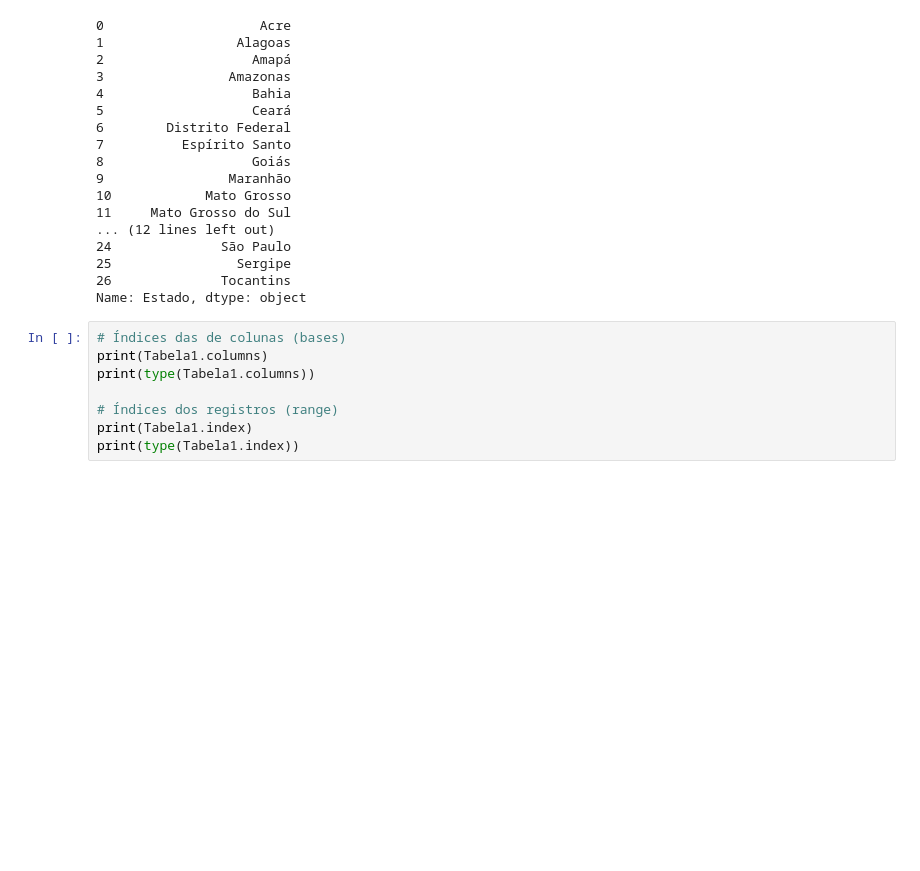
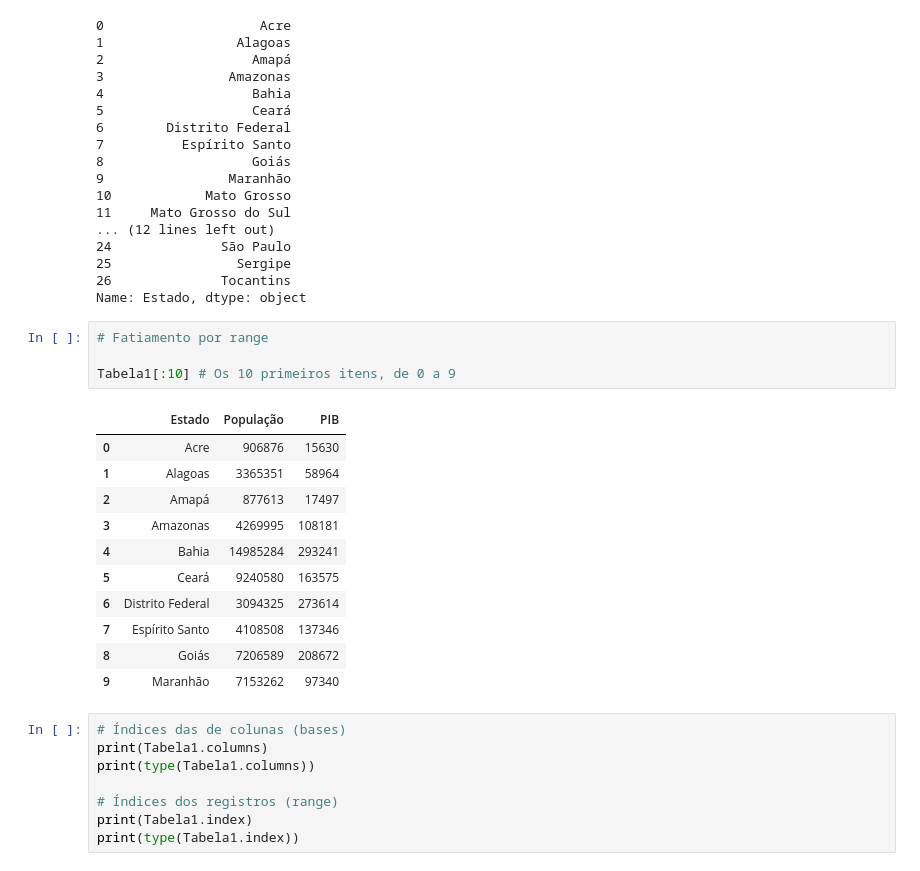
Before and after one commit to F-Neres/NotasPessoais, a Jupyter notebook: Notas/Pacotes/Pandas.ipynb, the cells around one changed output. Cells and saved outputs as stored; diff of their text form; blank space fills up the shorter version.

```diff
--- a/Notas/Pacotes/Pandas.ipynb
+++ b/Notas/Pacotes/Pandas.ipynb
@@ -606,6 +606,22 @@ Tabela1.Estado
 25                Sergipe
 26              Tocantins
 Name: Estado, dtype: object
+# %%
+# Fatiamento por range
+
+Tabela1[:10] # Os 10 primeiros itens, de 0 a 9
+# %% [output]
+|  | Estado | População | PIB |
+| 0 | Acre | 906876 | 15630 |
+| 1 | Alagoas | 3365351 | 58964 |
+| 2 | Amapá | 877613 | 17497 |
+| 3 | Amazonas | 4269995 | 108181 |
+| 4 | Bahia | 14985284 | 293241 |
+| 5 | Ceará | 9240580 | 163575 |
+| 6 | Distrito Federal | 3094325 | 273614 |
+| 7 | Espírito Santo | 4108508 | 137346 |
+| 8 | Goiás | 7206589 | 208672 |
+| 9 | Maranhão | 7153262 | 97340 |
 # %%
 # Índices das de colunas (bases)
 print(Tabela1.columns)
```
